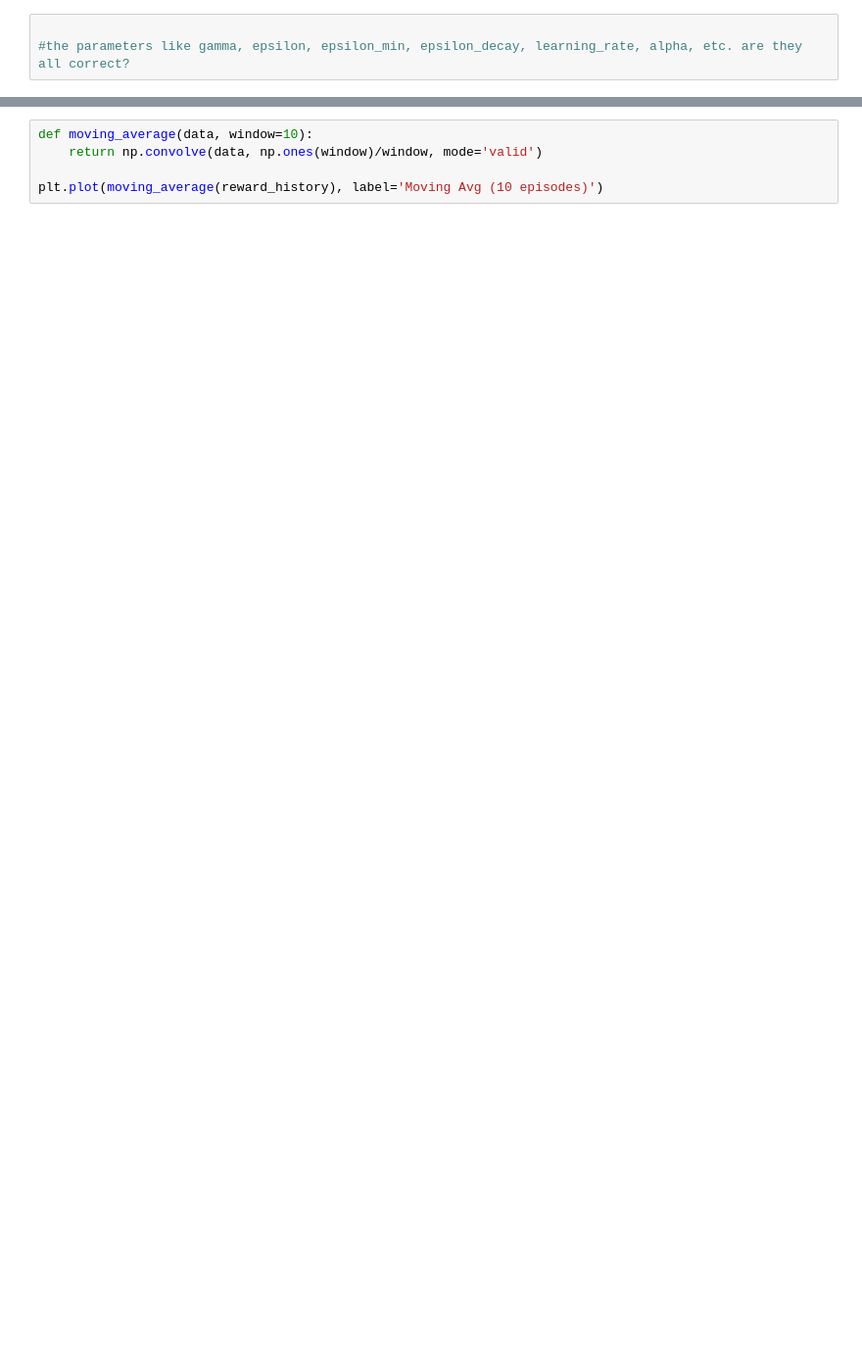
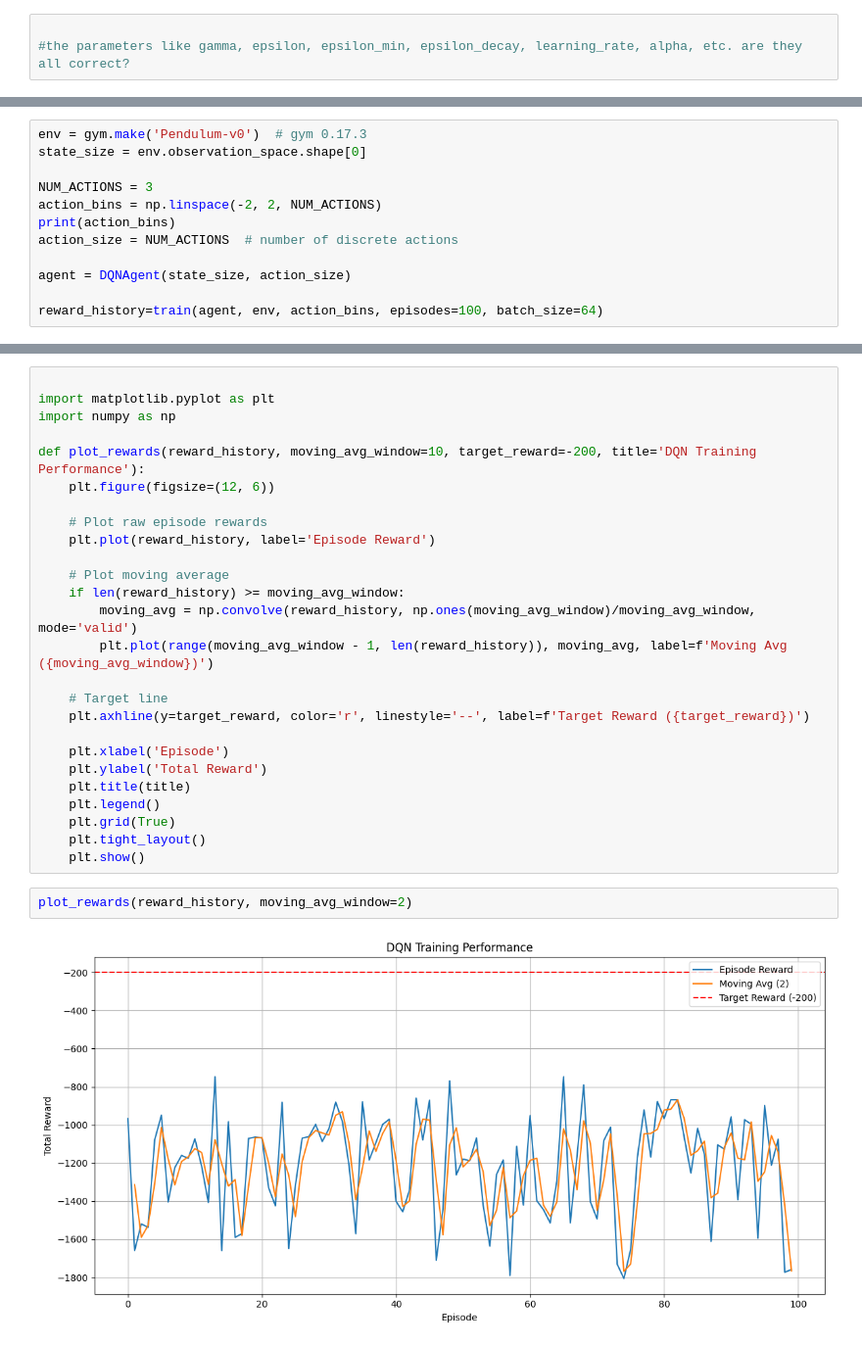
Before and after one commit to 4ndrrw/Pendulum-Balance-DQN, a Jupyter notebook: PartB.ipynb, the cells around one changed output, grey strips where cells are left out. Shown: that part at 98% size. Cells and saved outputs as stored; diff of their text form; blank space fills up the shorter version.

```diff
--- a/PartB.ipynb
+++ b/PartB.ipynb
@@ -164,0 +147,12 @@ plt.show()
+# %%
+env = gym.make('Pendulum-v0')  # gym 0.17.3
+state_size = env.observation_space.shape[0]
+
+NUM_ACTIONS = 3
+action_bins = np.linspace(-2, 2, NUM_ACTIONS)
+print(action_bins)
+action_size = NUM_ACTIONS  # number of discrete actions
+
+agent = DQNAgent(state_size, action_size)
+
+reward_history=train(agent, env, action_bins, episodes=100, batch_size=64)
@@ -165,5 +177,30 @@ plt.show()
 # %%
-def moving_average(data, window=10):
-    return np.convolve(data, np.ones(window)/window, mode='valid')
 
-plt.plot(moving_average(reward_history), label='Moving Avg (10 episodes)')
+import matplotlib.pyplot as plt
+import numpy as np
+
+def plot_rewards(reward_history, moving_avg_window=10, target_reward=-200, title='DQN Training Performance'):
+    plt.figure(figsize=(12, 6))
+
+    # Plot raw episode rewards
+    plt.plot(reward_history, label='Episode Reward')
+
+    # Plot moving average
+    if len(reward_history) >= moving_avg_window:
+        moving_avg = np.convolve(reward_history, np.ones(moving_avg_window)/moving_avg_window, mode='valid')
+        plt.plot(range(moving_avg_window - 1, len(reward_history)), moving_avg, label=f'Moving Avg ({moving_avg_window})')
+
+    # Target line
+    plt.axhline(y=target_reward, color='r', linestyle='--', label=f'Target Reward ({target_reward})')
+
+    plt.xlabel('Episode')
+    plt.ylabel('Total Reward')
+    plt.title(title)
+    plt.legend()
+    plt.grid(True)
+    plt.tight_layout()
+    plt.show()
+# %%
+plot_rewards(reward_history, moving_avg_window=2)
+# %% [output]
+[figure, added]
```
Also changed, not shown: parts of 12 cells of this notebook.
